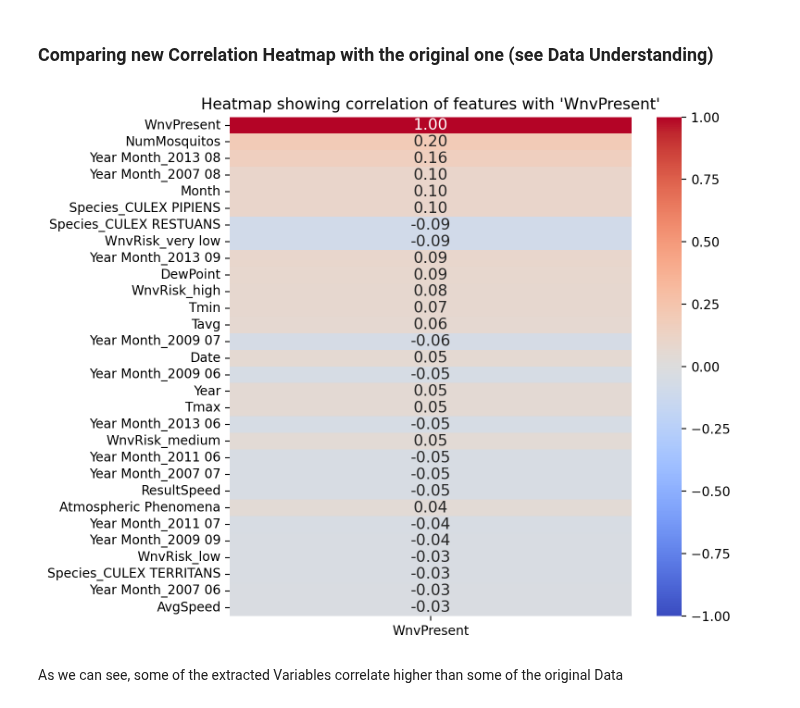
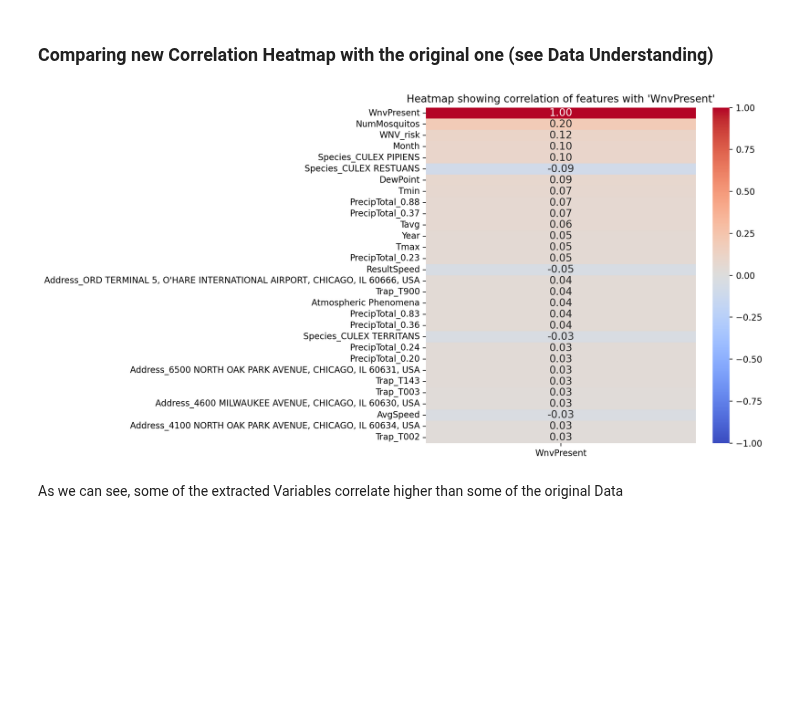
Before and after one commit to NilsLeo/WNV-prediction-model, a Jupyter notebook: notebooks/4_Data_Preparation.ipynb, the cells around one changed output. Saved outputs shown, nothing was run; the diff lists cells and outputs as text; code cells hidden in the pictures; blank space fills up the shorter version.

```diff
--- a/notebooks/4_Data_Preparation.ipynb
+++ b/notebooks/4_Data_Preparation.ipynb
@@ -100,17 +99,17 @@ wnv_risk = train.groupby('Address').agg({'WnvPresent': 'sum'}).reset_index()
 
 # Display statistics of WNV cases detected
 print(wnv_risk.describe().round())
-# Define bins and labels - Risk Assesment 0 cases, very low, 2 - low, 6 - medium, 10 - high
-bins = [0, 2, 6, 10, float('inf')]
-labels = ['very low', 'low', 'medium', 'high']
 
-# Create the WNV_risk feature
-wnv_risk['WNV_risk'] = pd.cut(wnv_risk['WnvPresent'], bins=bins, right=False, labels=labels, ordered=True)
+# Define bins and labels for Risk Assessment: 0 cases, 1-2 cases, 3-6 cases, 7-10 cases, more than 10 cases
+bins = [0, 1, 3, 7, 11, float('inf')]
+labels = [1, 2, 3, 4, 5]  # Numeric labels corresponding to risk levels
 
+# Create the WNV_risk feature with numeric labels
+# Convert labels to integers to ensure the column is numerical
+wnv_risk['WNV_risk'] = pd.cut(wnv_risk['WnvPresent'], bins=bins, right=False, labels=labels).astype(int)
 
-# Merge risk data with train data, dummify the categorical variable, and drop original
+# Merge risk data with train data
 train = train.merge(wnv_risk[['Address', 'WNV_risk']], how='left', on='Address')
-train = pd.get_dummies(train, columns=['WNV_risk'], prefix='WnvRisk')
 
 display(train.head())
 # %% [output]
@@ -895,37 +888,38 @@ train.head()
 # %% [markdown]
 #### Now that weve merged the Data on Date, we can extract Month, Year, "Year Month" and Day
 # %%
+
 
 train['Year'] = train['Date'].dt.year
 train['Month'] = train['Date'].dt.month
 train['Day'] = train['Date'].dt.day
-train['Year Month'] = train['Date'].dt.strftime('%Y %m')
+train.drop(["Date"], axis=1, inplace=True)
 # %% [markdown]
 ### Comparing new Correlation Heatmap with the original one (see Data Understanding)
 # %%
 def plot_heatmap(data):
     # Dropping these columns, for the Heatmap sicnce they have many unique values and crowd the  correlation matrix
-    data.drop(columns=['Address', 'Trap'], inplace=True)
+    data.drop(columns=[], inplace=True)
     data_encoded = pd.get_dummies(data)
 
     # Calculate the correlation matrix
     correlation_matrix = data_encoded.corr()
 
     # Extract the correlation with 'WnvPresent' and sort it
     target_correlation = correlation_matrix['WnvPresent'].abs().sort_values(ascending=False).head(30)
 
     # Prepare the dataframe for plotting: focusing only on correlations with 'WnvPresent'
     for_heatmap = correlation_matrix.loc[target_correlation.index, ['WnvPresent']]
 
     # Plotting the heatmap
     plt.figure(figsize=(7, 7))
     sns.heatmap(for_heatmap, annot=True, cmap="coolwarm", fmt=".2f", annot_kws={"size": 12}, vmin=-1, vmax=1)
     plt.title("Heatmap showing correlation of features with 'WnvPresent'")
     plt.show()
 
 plot_heatmap(train)
 # %% [output]
-[figure, old version]
+[figure, new version]
 # %% [markdown]
 As we can see, some of the extracted Variables correlate higher than some of the original Data
 # %%
```
Also changed, not shown: parts of 10 cells of this notebook, 5 other files.
